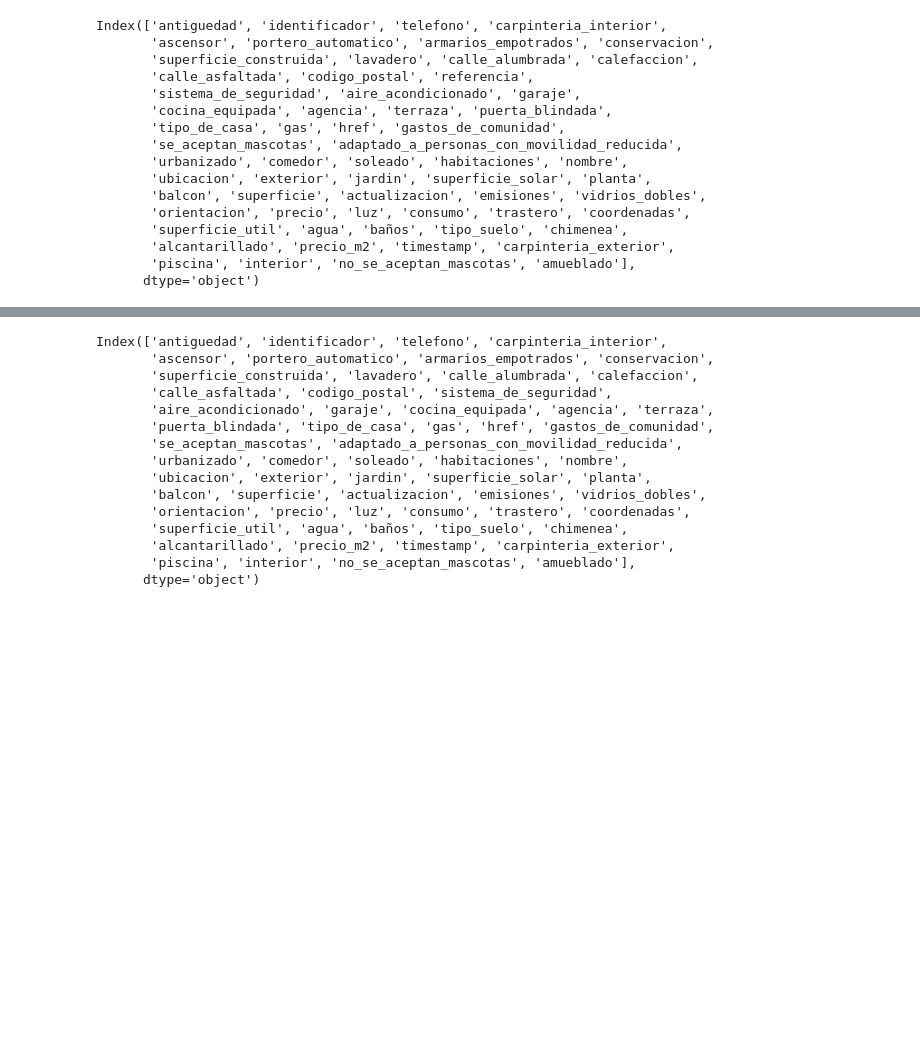
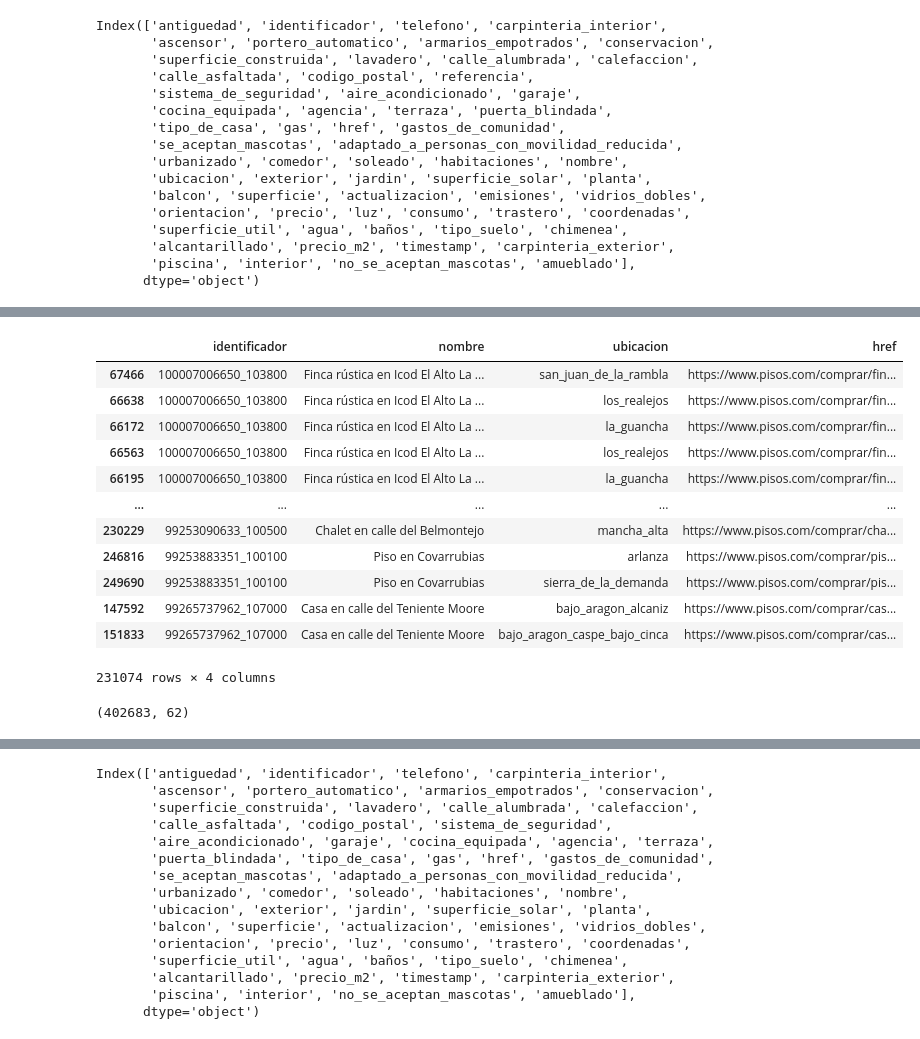
Before and after one commit to JM181998/PROYECTOAIRBNB, a Jupyter notebook: limpieza_compras.ipynb, the cells around one changed output, grey strips where cells are left out. Cells and saved outputs as stored; diff of their text form; code cells hidden in the pictures; blank space fills up the shorter version.

```diff
--- a/limpieza_compras.ipynb
+++ b/limpieza_compras.ipynb
@@ -94,3 +109,24 @@ df = df.drop_duplicates(subset='identificador', keep='first')
+# %%
+# Hay muchos duplicados, vemos que hay anuncios que estan puestos en varias ubicaciones a la vez o varias veces dentro de la misma
+df_duplicados[['identificador', 'nombre', 'ubicacion','href']].sort_values(by='identificador')
+# %% [output]
+|  | identificador | nombre | ubicacion | href |
+| 67466 | 100007006650_103800 | Finca rústica en Icod El Alto La ... | san_juan_de_la_rambla | https://www.pisos.com/comprar/fin... |
+| 66638 | 100007006650_103800 | Finca rústica en Icod El Alto La ... | los_realejos | https://www.pisos.com/comprar/fin... |
+| 66172 | 100007006650_103800 | Finca rústica en Icod El Alto La ... | la_guancha | https://www.pisos.com/comprar/fin... |
+| 66563 | 100007006650_103800 | Finca rústica en Icod El Alto La ... | los_realejos | https://www.pisos.com/comprar/fin... |
+| 66195 | 100007006650_103800 | Finca rústica en Icod El Alto La ... | la_guancha | https://www.pisos.com/comprar/fin... |
+| ... | ... | ... | ... | ... |
+| 230229 | 99253090633_100500 | Chalet en calle del Belmontejo | mancha_alta | https://www.pisos.com/comprar/cha... |
+| 246816 | 99253883351_100100 | Piso en Covarrubias | arlanza | https://www.pisos.com/comprar/pis... |
+| 249690 | 99253883351_100100 | Piso en Covarrubias | sierra_de_la_demanda | https://www.pisos.com/comprar/pis... |
+| 147592 | 99265737962_107000 | Casa en calle del Teniente Moore | bajo_aragon_alcaniz | https://www.pisos.com/comprar/cas... |
+| 151833 | 99265737962_107000 | Casa en calle del Teniente Moore | bajo_aragon_caspe_bajo_cinca | https://www.pisos.com/comprar/cas... |
+231074 rows × 4 columns
+# %%
+df.shape
+# %% [output]
+(402683, 62)
 # %%
 df["identificador"].value_counts()
 # %% [output]
```
Also changed, not shown: parts of 57 cells of this notebook, 11 other files.
